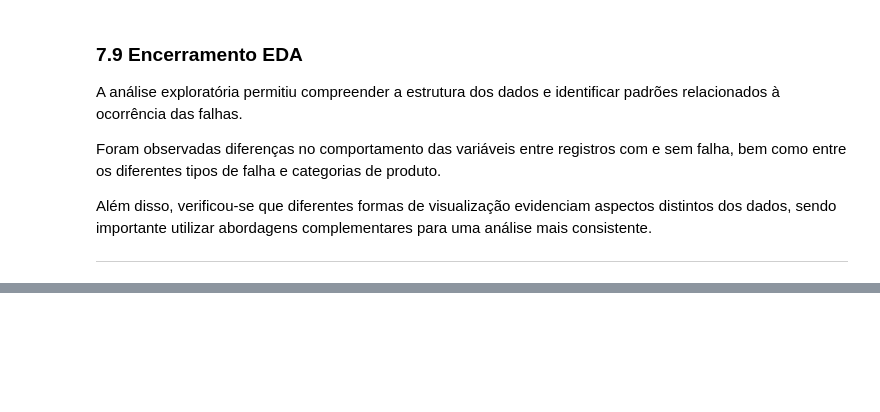
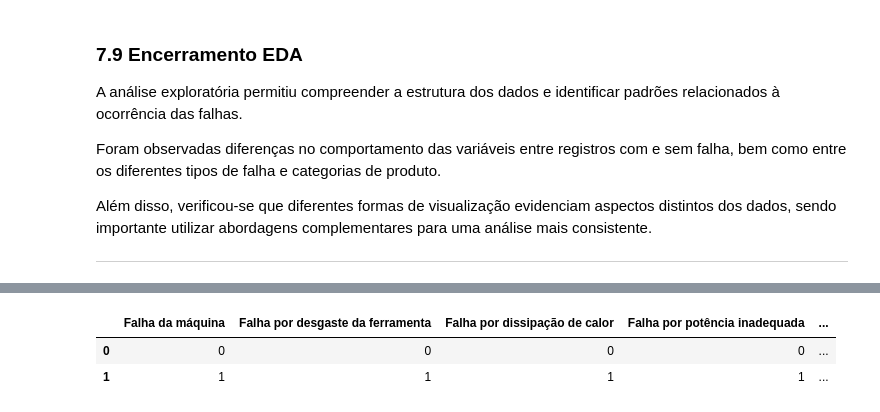
Before and after one commit to thaygorh/Analise-de-Dados-e-Boas-Praticas, a Jupyter notebook: mvp-analise-dados-e-boas-praticas.ipynb, the cells around one changed output, grey strips where cells are left out. Cells and saved outputs as stored; diff of their text form; code cells hidden in the pictures; blank space fills up the shorter version.

```diff
--- a/mvp-analise-dados-e-boas-praticas.ipynb
+++ b/mvp-analise-dados-e-boas-praticas.ipynb
@@ -1180,0 +1273,16 @@ Além disso, verificou-se que diferentes formas de visualização evidenciam asp
+# %%
+# Verificação dos valores únicos nas variáveis binárias (esperado: 0 e 1)
+df_analysis[
+    [
+        'Falha da máquina',
+        'Falha por desgaste da ferramenta',
+        'Falha por dissipação de calor',
+        'Falha por potência inadequada',
+        'Falha por sobrecarga mecânica',
+        'Falha aleatória'
+    ]
+].apply(lambda x: sorted(x.unique()))
+# %% [output]
+|  | Falha da máquina | Falha por desgaste da ferramenta | Falha por dissipação de calor | Falha por potência inadequada | ... |
+| 0 | 0 | 0 | 0 | 0 | ... |
+| 1 | 1 | 1 | 1 | 1 | ... |
```
Also changed, not shown: parts of 34 cells of this notebook.
